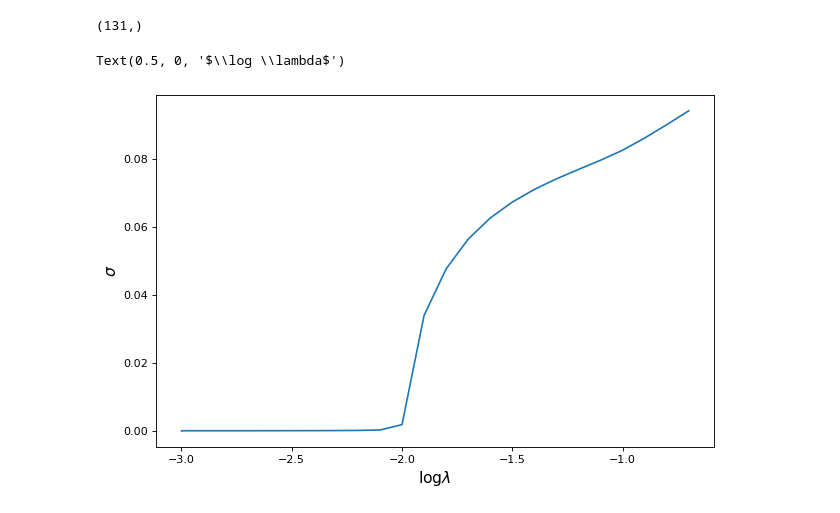
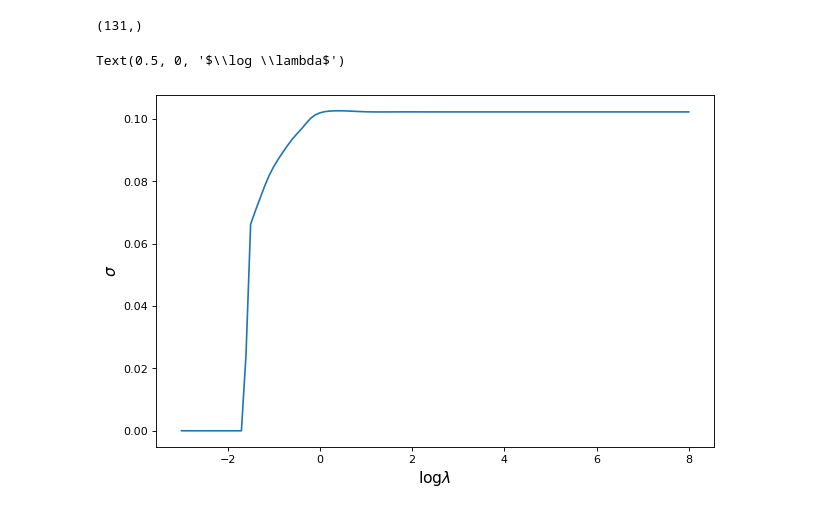
Before and after one commit to dbelivanis/Information-Theory-2, a Jupyter notebook: Multi_k/plot_results.ipynb, the cells around one changed output. Drawn from its saved outputs; the diff is of its cells as text; code cells hidden in the pictures.

```diff
--- a/Multi_k/plot_results.ipynb
+++ b/Multi_k/plot_results.ipynb
@@ -143,17 +167,17 @@ lam.shape
 # %%
 my_dpi = 80
 fig, axs = plt.subplots(1, 1, figsize=(600/my_dpi, 400/my_dpi), dpi=my_dpi)
 fig.subplots_adjust(left=0.02, bottom=0.06, right=0.95, top=0.94, wspace=0.15)
 ax1 = plt.subplot(111)
 
-plt.plot(lam[1:50:2],-k[1:50:2,1])
+plt.plot(lam[1::2],abs(k[1::2,51]))
 
 
 plt.ylabel(r'$\sigma$', fontsize= 14)
 plt.xlabel(r'$\log \lambda$', fontsize= 14)
 # %% [output]
 Text(0.5, 0, '$\\log \\lambda$')
-[figure, old version]
+[figure, new version]
 # %%
 my_dpi = 80
 fig, axs = plt.subplots(1, 1, figsize=(600/my_dpi, 400/my_dpi), dpi=my_dpi)
```
Also changed, not shown: parts of 11 cells of this notebook, 3 other files.
